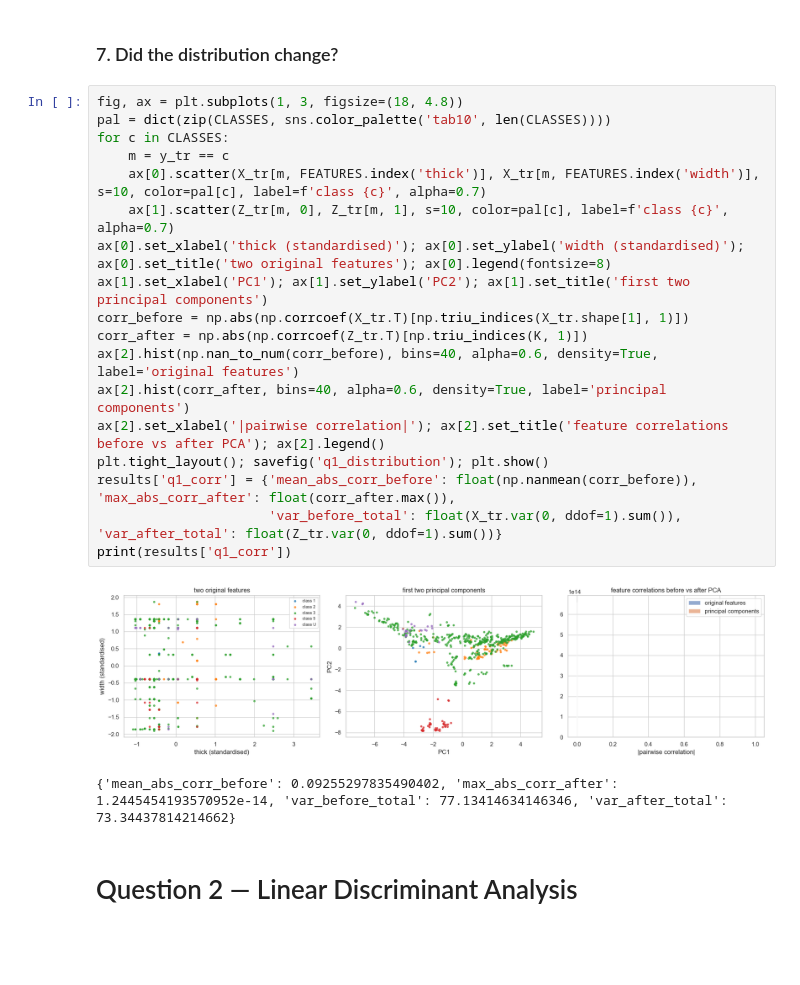
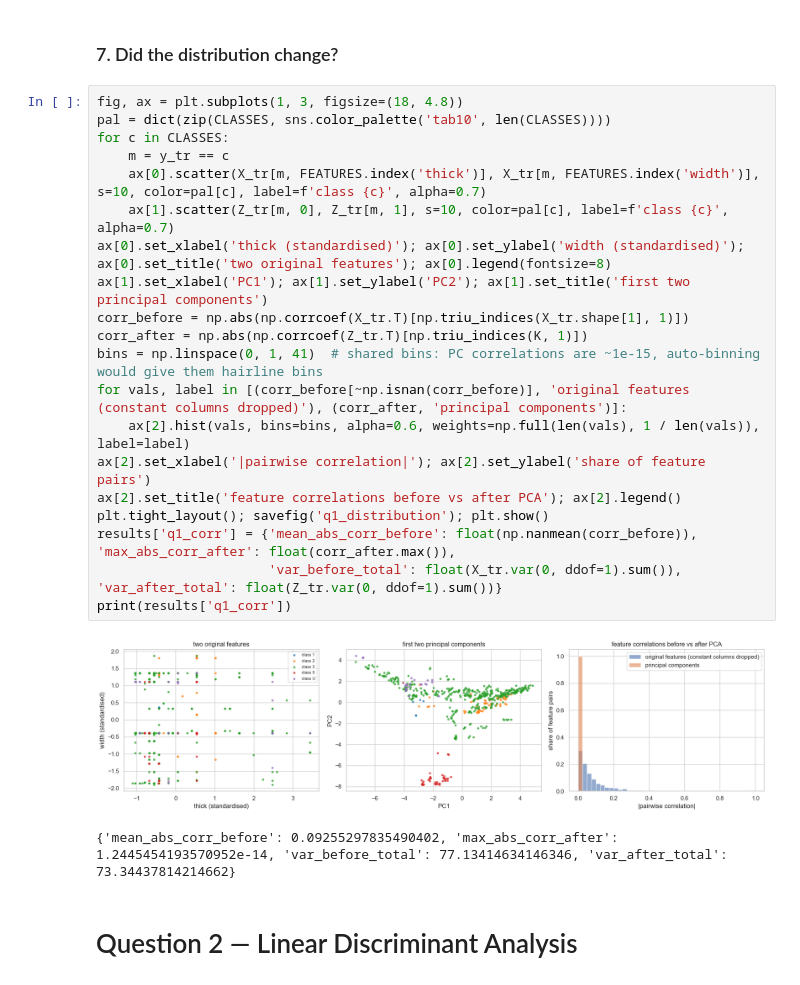
Before and after one commit to AryanTiwarii/CSL2050_PRML, a Jupyter notebook: labs/LAB-06_Dimensionality_Reduction/solution.ipynb, the cells around one changed output. Drawn from its saved outputs; the diff is of its cells as text; blank space fills up the shorter version.

```diff
--- a/labs/LAB-06_Dimensionality_Reduction/solution.ipynb
+++ b/labs/LAB-06_Dimensionality_Reduction/solution.ipynb
@@ -277,23 +277,25 @@ test_tbl.round(4)
 # %%
 fig, ax = plt.subplots(1, 3, figsize=(18, 4.8))
 pal = dict(zip(CLASSES, sns.color_palette('tab10', len(CLASSES))))
 for c in CLASSES:
     m = y_tr == c
     ax[0].scatter(X_tr[m, FEATURES.index('thick')], X_tr[m, FEATURES.index('width')], s=10, color=pal[c], label=f'class {c}', alpha=0.7)
     ax[1].scatter(Z_tr[m, 0], Z_tr[m, 1], s=10, color=pal[c], label=f'class {c}', alpha=0.7)
 ax[0].set_xlabel('thick (standardised)'); ax[0].set_ylabel('width (standardised)'); ax[0].set_title('two original features'); ax[0].legend(fontsize=8)
 ax[1].set_xlabel('PC1'); ax[1].set_ylabel('PC2'); ax[1].set_title('first two principal components')
 corr_before = np.abs(np.corrcoef(X_tr.T)[np.triu_indices(X_tr.shape[1], 1)])
 corr_after = np.abs(np.corrcoef(Z_tr.T)[np.triu_indices(K, 1)])
-ax[2].hist(np.nan_to_num(corr_before), bins=40, alpha=0.6, density=True, label='original features')
-ax[2].hist(corr_after, bins=40, alpha=0.6, density=True, label='principal components')
-ax[2].set_xlabel('|pairwise correlation|'); ax[2].set_title('feature correlations before vs after PCA'); ax[2].legend()
+bins = np.linspace(0, 1, 41)  # shared bins: PC correlations are ~1e-15, auto-binning would give them hairline bins
+for vals, label in [(corr_before[~np.isnan(corr_before)], 'original features (constant columns dropped)'), (corr_after, 'principal components')]:
+    ax[2].hist(vals, bins=bins, alpha=0.6, weights=np.full(len(vals), 1 / len(vals)), label=label)
+ax[2].set_xlabel('|pairwise correlation|'); ax[2].set_ylabel('share of feature pairs')
+ax[2].set_title('feature correlations before vs after PCA'); ax[2].legend()
 plt.tight_layout(); savefig('q1_distribution'); plt.show()
 results['q1_corr'] = {'mean_abs_corr_before': float(np.nanmean(corr_before)), 'max_abs_corr_after': float(corr_after.max()),
                       'var_before_total': float(X_tr.var(0, ddof=1).sum()), 'var_after_total': float(Z_tr.var(0, ddof=1).sum())}
 print(results['q1_corr'])
 # %% [output]
-[figure, old version]
+[figure, new version]
 {'mean_abs_corr_before': 0.09255297835490402, 'max_abs_corr_after': 1.2445454193570952e-14, 'var_before_total': 77.13414634146346, 'var_after_total': 73.34437814214662}
 # %% [markdown]
 # Question 2 — Linear Discriminant Analysis
```
Also changed, not shown: 2 other files.
